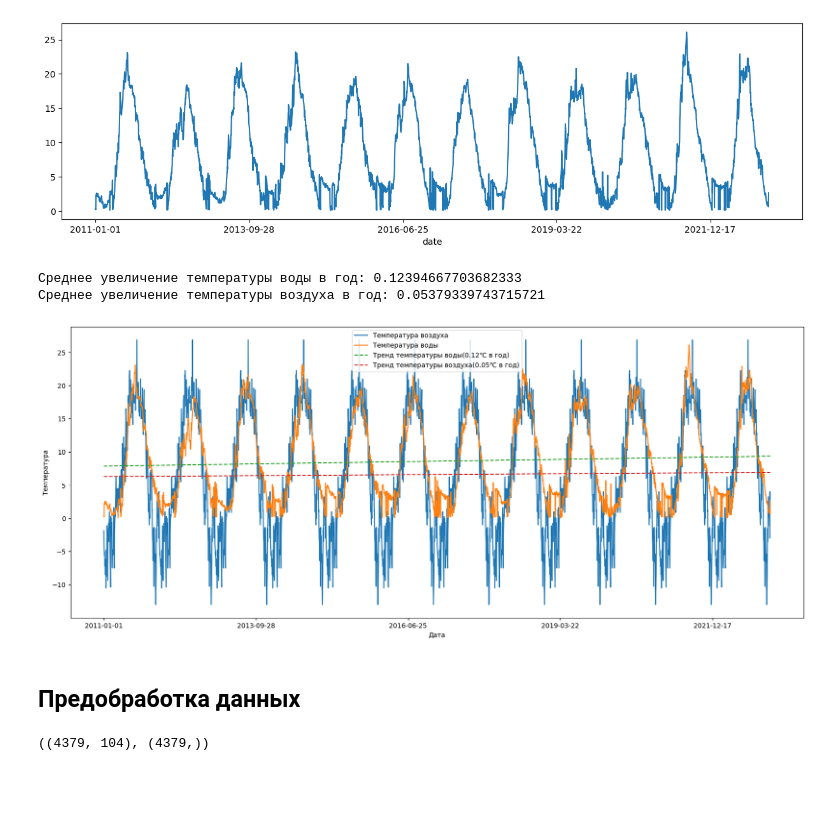
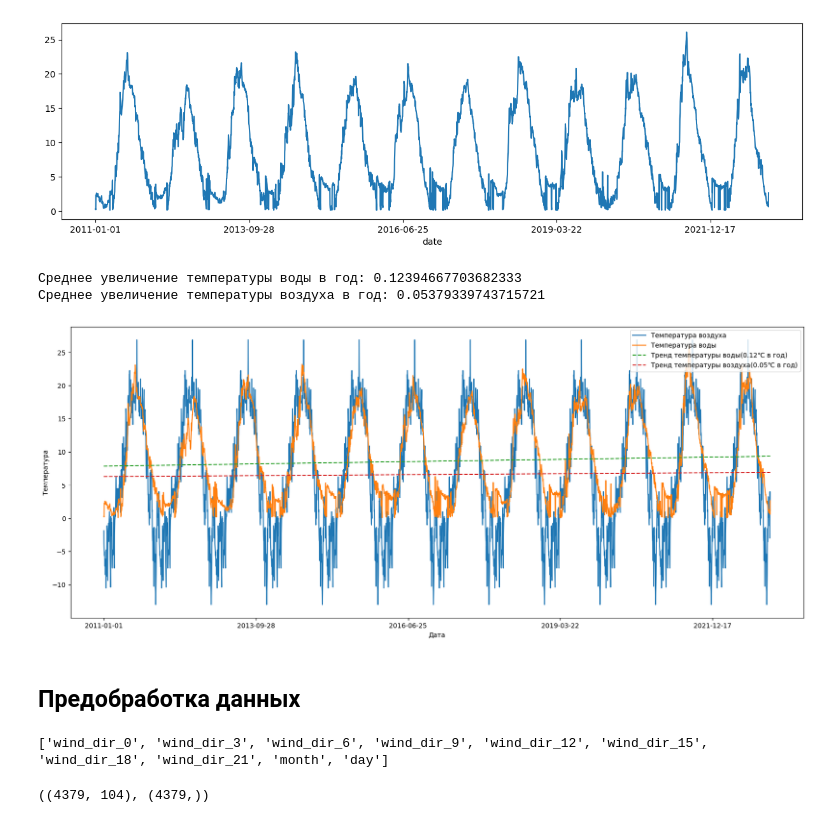
Before and after one commit to kotoskar/water-temp-prediction, a Jupyter notebook: analysing/analysing.ipynb, the cells around one changed output. Saved outputs shown, nothing was run; the diff lists cells and outputs as text; code cells hidden in the pictures; blank space fills up the shorter version.

```diff
--- a/analysing/analysing.ipynb
+++ b/analysing/analysing.ipynb
@@ -83,27 +92,27 @@ air_temp = df.groupby('date')['mean_temp'].mean().values
 # %%
 plt.figure(figsize=(20, 8))
 df.groupby('date')['mean_temp'].mean().plot(label='Температура воздуха')
 df.groupby('date')['water_temp'].mean().plot(label='Температура воды')
 
 w0, w1 = regression_coefs(np.arange(N), water_temp)
 print(f'Среднее увеличение температуры воды в год: {w0 * 365}')
 water_temp_trend = w0 * np.arange(N) + w1
 plt.plot(np.arange(N), water_temp_trend, label=f'Тренд температуры воды({w0 * 365:.2f}℃ в год)', linestyle='--')
 
 w0, w1 = regression_coefs(np.arange(N), air_temp)
 print(f'Среднее увеличение температуры воздуха в год: {w0 * 365}')
 air_temp_trend = w0 * np.arange(N) + w1
 plt.plot(np.arange(N), air_temp_trend, label=f'Тренд температуры воздуха({w0 * 365:.2f}℃ в год)', linestyle='--')
 
-plt.legend()
+plt.legend(loc='upper right')
 plt.xlabel('Дата')
 plt.ylabel('Температура')
 
 plt.show()
 # %% [output]
 Среднее увеличение температуры воды в год: 0.12394667703682333
 Среднее увеличение температуры воздуха в год: 0.05379339743715721
-[figure, old version]
+[figure, new version]
 # %% [markdown]
 ## Предобработка данных
 # %%
@@ -113,5 +122,6 @@ X.drop(columns=[col for col in X.columns if '_' in col[-3:]], inplace=True)
 # %%
 categorical = [col for col in X.columns if X[col].dtype == 'O'] + ['month', 'day']
+print(categorical)
 # X = pd.get_dummies(X, columns=categorical, drop_first=True)
 
 encoder = OneHotEncoder(drop='if_binary', sparse_output=False, handle_unknown='ignore')
@@ -121,6 +131,8 @@ X = pd.concat([X, pd.DataFrame(transformed)], axis=1)
 
 with open('../models/encoder.pkl', 'wb') as f:
     pickle.dump(encoder, f)
+# %% [output]
+['wind_dir_0', 'wind_dir_3', 'wind_dir_6', 'wind_dir_9', 'wind_dir_12', 'wind_dir_15', 'wind_dir_18', 'wind_dir_21', 'month', 'day']
 # %%
 def regression_k(X, y):
     return np.cov(X, y, ddof=0)[0, 1] / np.var(X, ddof=0)
```
Also changed, not shown: parts of 11 cells of this notebook, 5 other files.
